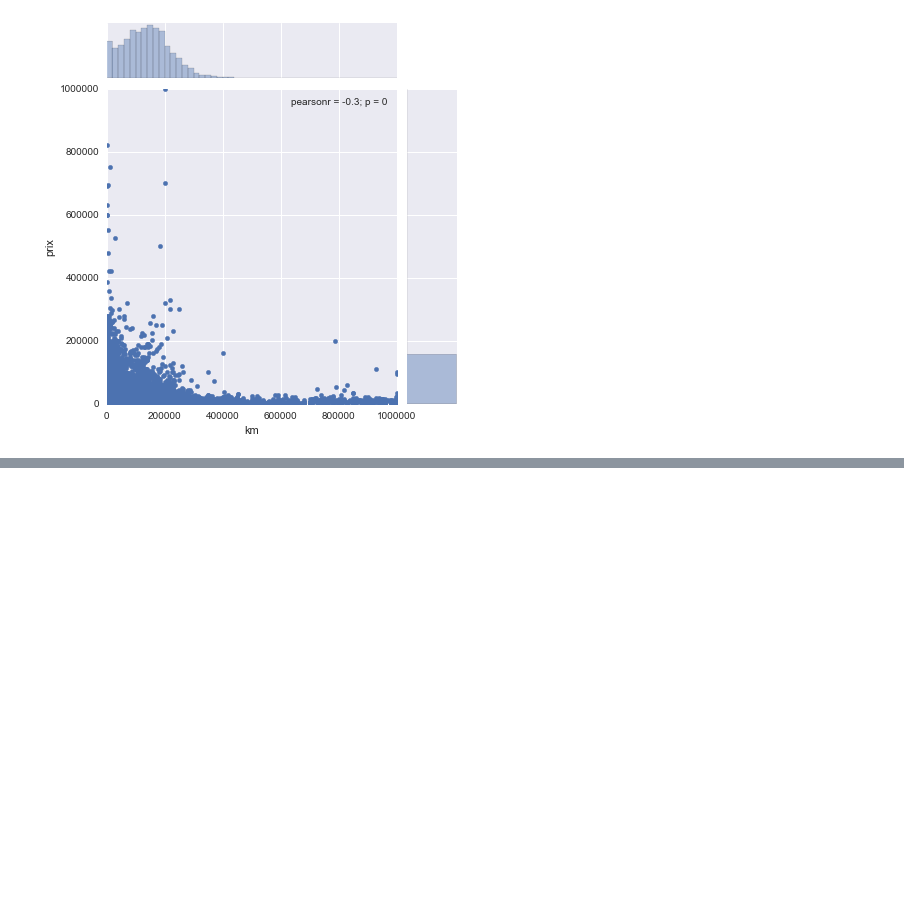
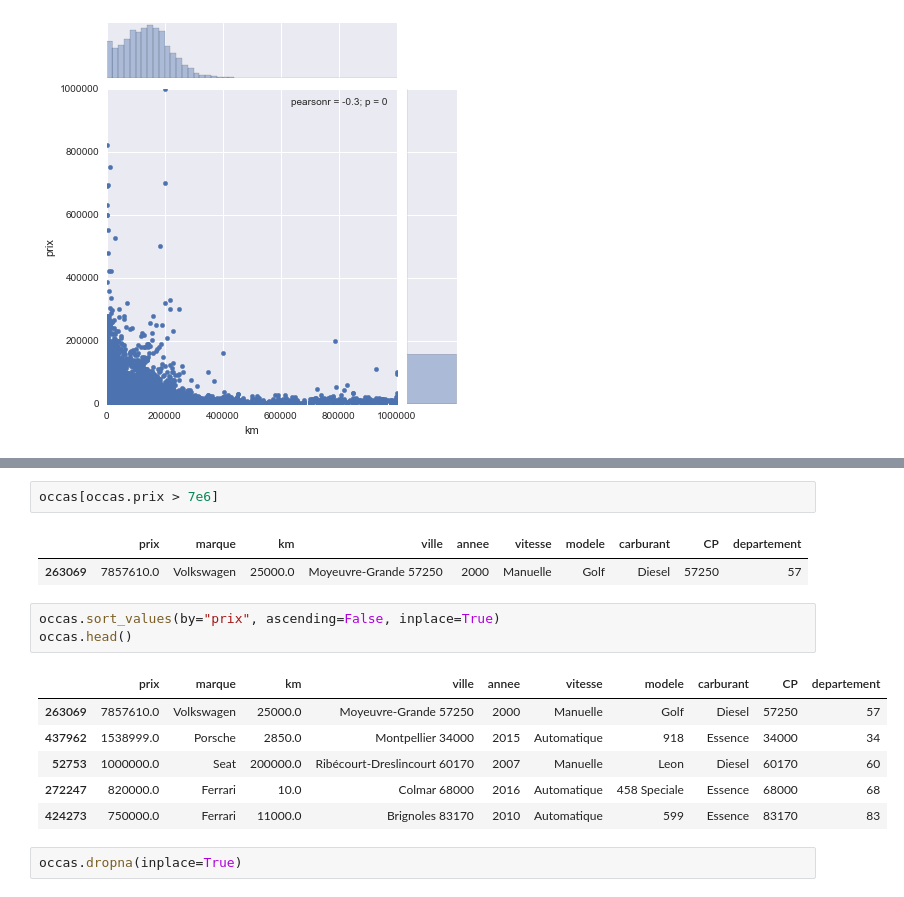
Before and after one commit to mgirardot/DataScienceChallenges, a Jupyter notebook: Data Science Challenge 1 (part 5).ipynb, the cells around one changed output, grey strips where cells are left out. Saved outputs shown, nothing was run; the diff lists cells and outputs as text; blank space fills up the shorter version.

```diff
--- a/Data Science Challenge 1 (part 5).ipynb
+++ b/Data Science Challenge 1 (part 5).ipynb
@@ -116,0 +53,17 @@ df
+# %%
+occas[occas.prix > 7e6]
+# %% [output]
+|  | prix | marque | km | ville | annee | vitesse | modele | carburant | CP | departement |
+| 263069 | 7857610.0 | Volkswagen | 25000.0 | Moyeuvre-Grande 57250 | 2000 | Manuelle | Golf | Diesel | 57250 | 57 |
+# %%
+occas.sort_values(by="prix", ascending=False, inplace=True)
+occas.head()
+# %% [output]
+|  | prix | marque | km | ville | annee | vitesse | modele | carburant | CP | departement |
+| 263069 | 7857610.0 | Volkswagen | 25000.0 | Moyeuvre-Grande 57250 | 2000 | Manuelle | Golf | Diesel | 57250 | 57 |
+| 437962 | 1538999.0 | Porsche | 2850.0 | Montpellier 34000 | 2015 | Automatique | 918 | Essence | 34000 | 34 |
+| 52753 | 1000000.0 | Seat | 200000.0 | Ribécourt-Dreslincourt 60170 | 2007 | Manuelle | Leon | Diesel | 60170 | 60 |
+| 272247 | 820000.0 | Ferrari | 10.0 | Colmar 68000 | 2016 | Automatique | 458 Speciale | Essence | 68000 | 68 |
+| 424273 | 750000.0 | Ferrari | 11000.0 | Brignoles 83170 | 2010 | Automatique | 599 | Essence | 83170 | 83 |
+# %%
+occas.dropna(inplace=True)
```
Also changed, not shown: parts of 13 cells of this notebook.
